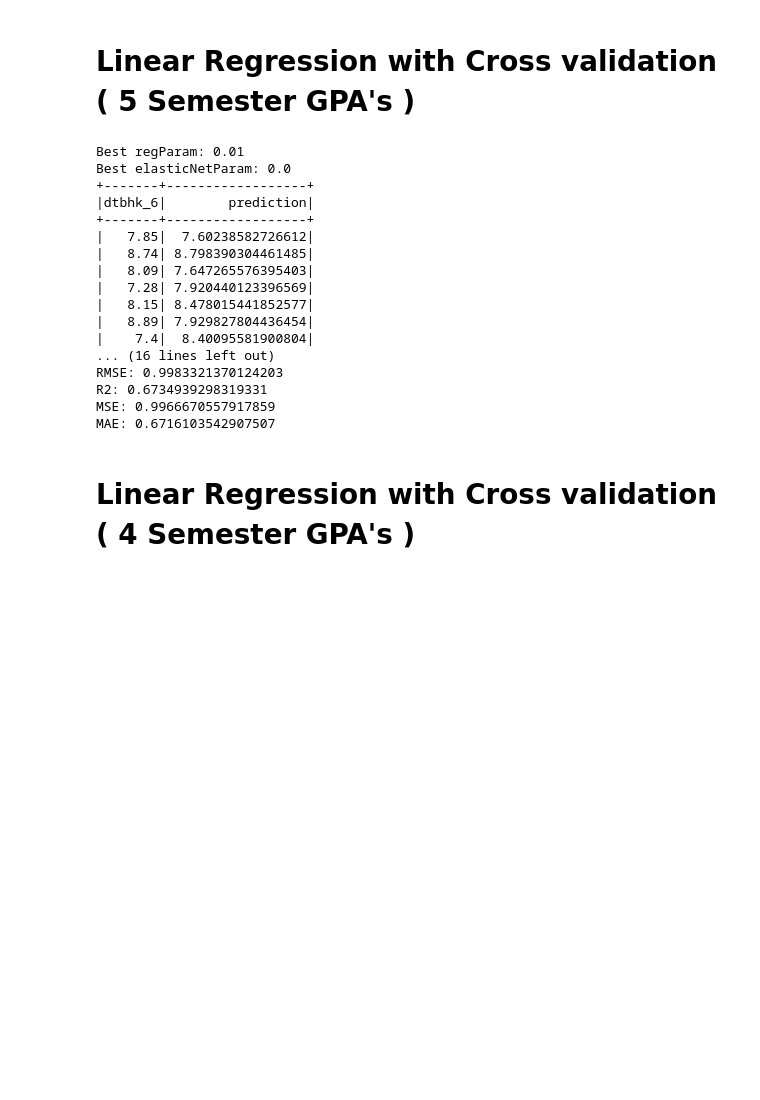
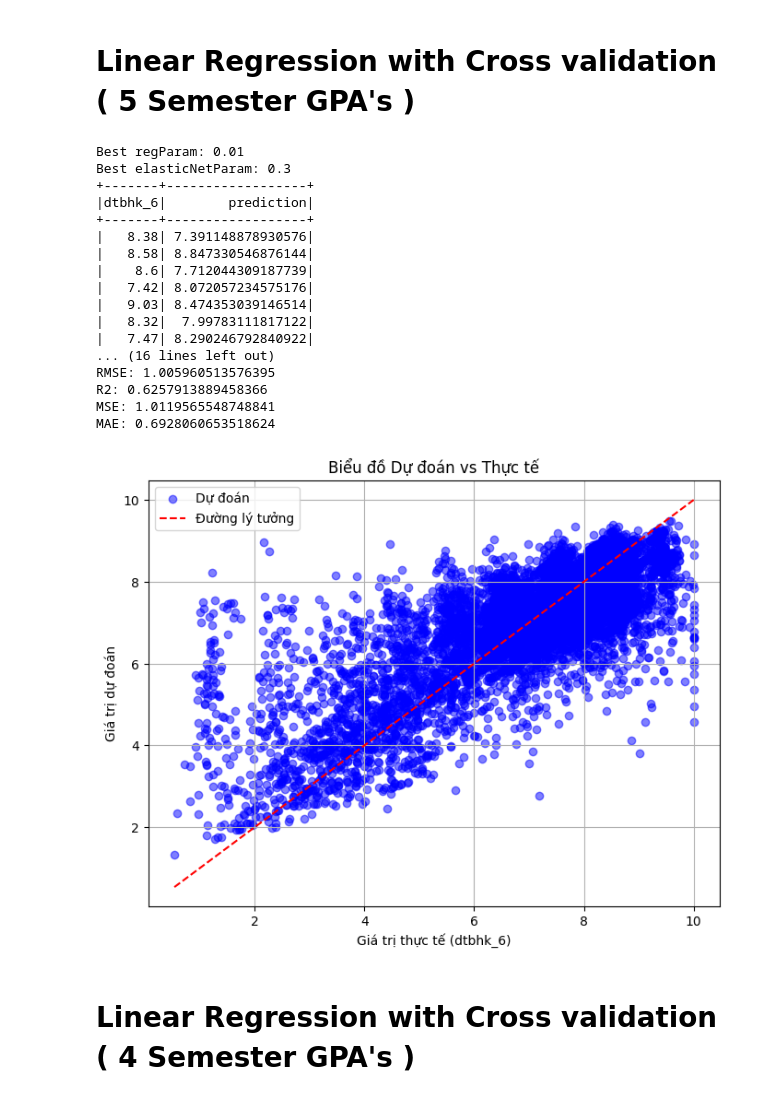
Before and after one commit to Hatsuki9813/GPAPredictor, a Jupyter notebook: PySparkML/Dudoandiem.ipynb, the cells around one changed output. Saved outputs shown, nothing was run; the diff lists cells and outputs as text; code cells hidden in the pictures; blank space fills up the shorter version.

```diff
--- a/PySparkML/Dudoandiem.ipynb
+++ b/PySparkML/Dudoandiem.ipynb
@@ -191,25 +192,41 @@ print("RMSE:", summary.rootMeanSquaredError)
 print("R2:", summary.r2)
 print("MSE:", summary.meanSquaredError)
 print("MAE:", summary.meanAbsoluteError)
-#best_model.save("/spark_model/linear_logistic_5")
+best_model.save("/spark_model/linear_logistic_5")
 # %% [output]
 Best regParam: 0.01
-Best elasticNetParam: 0.0
+Best elasticNetParam: 0.3
 +-------+------------------+
 |dtbhk_6|        prediction|
 +-------+------------------+
-|   7.85|  7.60238582726612|
-|   8.74| 8.798390304461485|
-|   8.09| 7.647265576395403|
-|   7.28| 7.920440123396569|
-|   8.15| 8.478015441852577|
-|   8.89| 7.929827804436454|
-|    7.4|  8.40095581900804|
+|   8.38| 7.391148878930576|
+|   8.58| 8.847330546876144|
+|    8.6| 7.712044309187739|
+|   7.42| 8.072057234575176|
+|   9.03| 8.474353039146514|
+|   8.32|  7.99783111817122|
+|   7.47| 8.290246792840922|
 ... (16 lines left out)
-RMSE: 0.9983321370124203
-R2: 0.6734939298319331
-MSE: 0.9966670557917859
-MAE: 0.6716103542907507
+RMSE: 1.005960513576395
+R2: 0.6257913889458366
+MSE: 1.0119565548748841
+MAE: 0.6928060653518624
+# %%
+pred_df = predictions.select("dtbhk_6", "prediction").toPandas()
+plt.figure(figsize=(8,6))
+plt.scatter(pred_df["dtbhk_6"], pred_df["prediction"], alpha=0.5, color='blue', label='Dự đoán')
+plt.plot([pred_df["dtbhk_6"].min(), pred_df["dtbhk_6"].max()],
+         [pred_df["dtbhk_6"].min(), pred_df["dtbhk_6"].max()],
+         color='red', linestyle='--', label='Đường lý tưởng')
+
+plt.xlabel("Giá trị thực tế (dtbhk_6)")
+plt.ylabel("Giá trị dự đoán")
+plt.title("Biểu đồ Dự đoán vs Thực tế")
+plt.legend()
+plt.grid(True)
+plt.show()
+# %% [output]
+[figure, added]
 # %% [markdown]
 # Linear Regression with Cross validation ( 4 Semester GPA's )
 # %%
```
Also changed, not shown: parts of 28 cells of this notebook, 7 other files.
